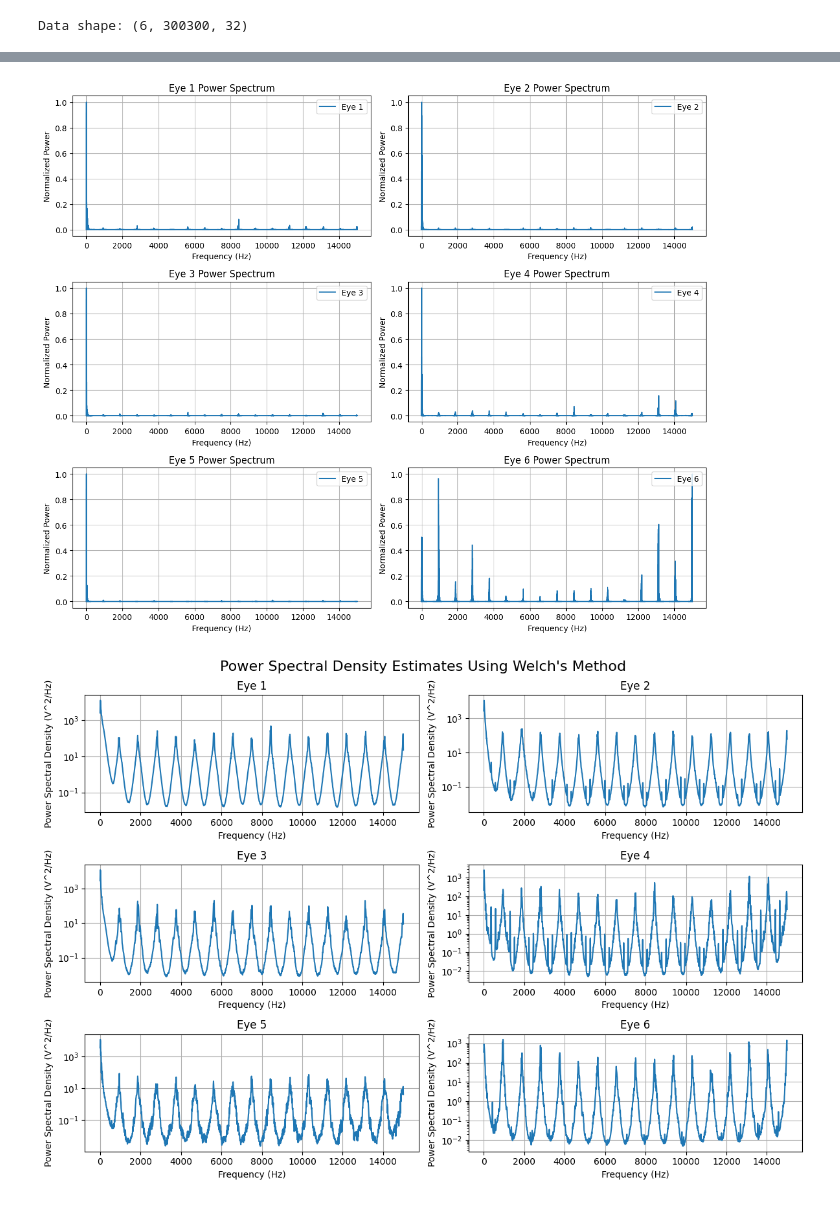
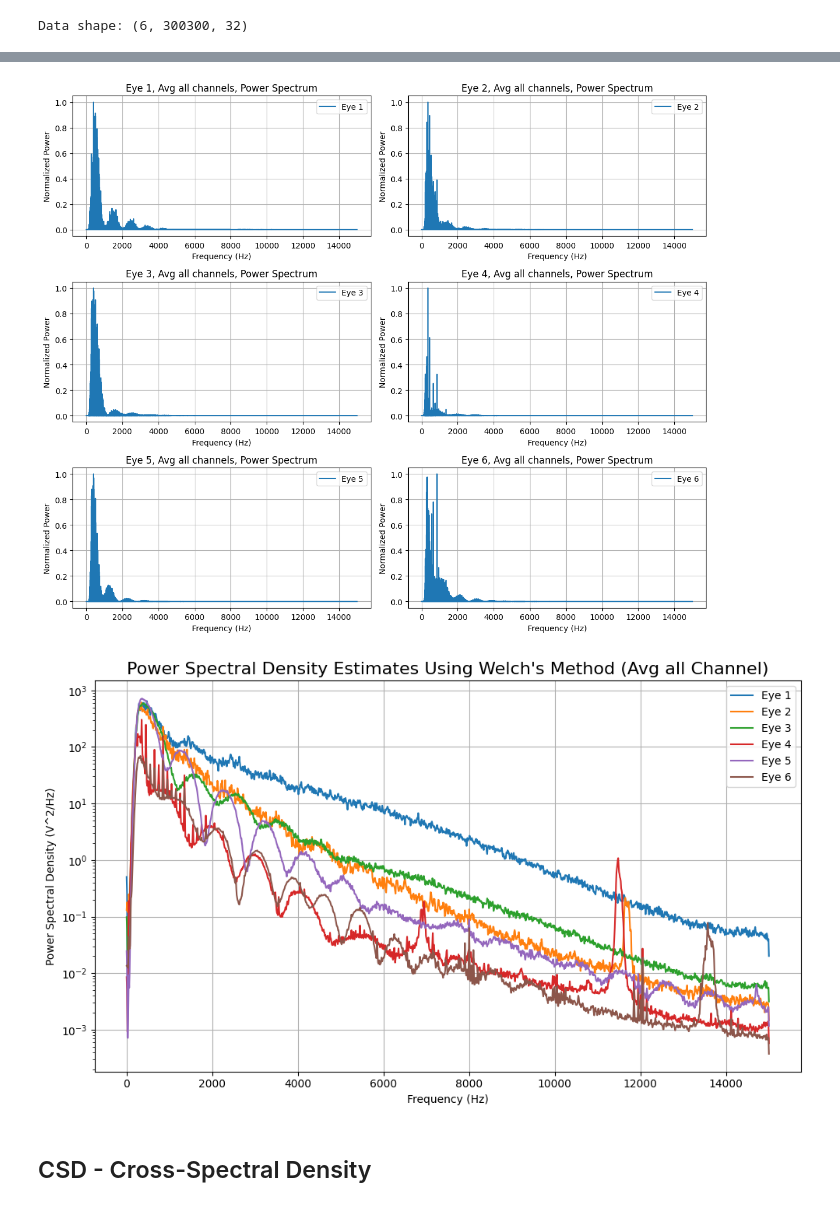
Before and after one commit to Whitesheep18/retinal-ecap-detection, a Jupyter notebook: ml_scripts/frequency_domian_analysis.ipynb, the cells around one changed output, grey strips where cells are left out. Cells and saved outputs as stored; diff of their text form; code cells hidden in the pictures.

```diff
--- a/ml_scripts/frequency_domian_analysis.ipynb
+++ b/ml_scripts/frequency_domian_analysis.ipynb
@@ -43,7 +43,13 @@ for filename in filenames:
     data_SA = np.asarray(analog_signal_SA.magnitude)
     all_data.append(data_SA)
 
+all_data = np.array(all_data)
 # Print shape of the data
 print(f"Data shape: {np.shape(all_data)}")
 # %% [output]
 Data shape: (6, 300300, 32)
+# %%
+average_per_eye = np.mean(all_data, axis=2)
+
+# Check the shape of the resulting array
+print(f"Shape of averaged data: {average_per_eye.shape}")  # Should be (num_eyes, num_samples)
@@ -51,7 +59,6 @@ Data shape: (6, 300300, 32)
 sampling_rate = 30000  # Hz
 fourier_data = []
 power_spectra = []
-
 
 # Set up a 3x2 grid for plotting
 fig, axes = plt.subplots(3, 2, figsize=(12, 10))
@@ -59,10 +66,13 @@ axes = axes.ravel()  # Flatten the 2D array of axes to iterate over
 
 # Define the frequency range you want to zoom into
 zoom_min_freq = 0  # Minimum frequency to display (in Hz)
-zoom_max_freq = 300  # Maximum frequency to display (in Hz)
+zoom_max_freq = 1000  # Maximum frequency to display (in Hz)
 
-# Loop through each file, read the data, perform Fourier transform, and plot
-for i, data_eye in enumerate(all_data):
+# Loop through each eye's data (assuming all_data is a list)
+for i in range(len(all_data)):  # Use len() instead of shape
+    # Choose a specific channel (for example, channel 0)
+    data_eye = average_per_eye[i]
+
     # Apply Fourier Transform on the data
     N = len(data_eye)  # Number of samples in the data
     yf = fft(data_eye)  # Perform FFT
@@ -77,7 +87,7 @@ for i, data_eye in enumerate(all_data):
 
     # Plot the Fourier Transform on the 3x2 grid
     axes[i].plot(xf[:N // 2], np.abs(yf[:N // 2]))  # Plot positive frequencies only
-    axes[i].set_title(f"Fourier Transform of Eye {i+1}")
+    axes[i].set_title(f"Fourier Transform of Eye {i + 1}")
     axes[i].set_xlabel("Frequency (Hz)")
     axes[i].set_ylabel("Amplitude")
     axes[i].grid(True)
@@ -107,7 +117,7 @@ axes = axes.ravel()
 
 for i in range(len(filenames)):
     axes[i].plot(xf[:N // 2], normalized_power_spectra[i], label=f'Eye {i+1}')
-    axes[i].set_title(f'Eye {i+1} Power Spectrum')
+    axes[i].set_title(f'Eye {i+1}, Avg all channels, Power Spectrum')
     axes[i].set_xlabel("Frequency (Hz)")
     axes[i].set_ylabel("Normalized Power")
     axes[i].legend(loc="upper right")
@@ -117,33 +127,41 @@ for i in range(len(filenames)):
 plt.tight_layout()
 plt.show()
 # %% [output]
-[figure, old version]
+[figure, new version]
 # %%
 # Parameters for Welch's method
 fs = 30000  # Sampling frequency (Hz)
-nperseg = 3000 # Length of each segment
+nperseg = 3000  # Length of each segment
 noverlap = nperseg // 2  # Overlap between segments
 
-# Initialize an array to hold the power spectral density for each eye
+# Initialize an array to hold the power spectral density for a specific channel
 psd_results = []
 
-# Apply Welch's method to each channel's data
-for eye_data in all_data:
+# Specify the channel to analyze (e.g., channel 0)
+channel_index = 0
+
+# Apply Welch's method to the specified channel's data across all eyes
+for eye_data in average_per_eye:
+    # Extract the data for the specified channel
+    # single_channel_data = eye_data[:, channel_index]  # Shape (300300,) for the selected channel
     f, Pxx = welch(eye_data, fs=fs, nperseg=nperseg, noverlap=noverlap)
     psd_results.append((f, Pxx))
 
-# Plot the results in a 3x2 grid
-plt.figure(figsize=(12, 8))
+# Plot the results in a single plot
+plt.figure(figsize=(10, 6))
 for i, (f, Pxx) in enumerate(psd_results):
-    plt.subplot(3, 2, i + 1)
-    plt.semilogy(f, Pxx)  # Use a logarithmic scale for better visualization
-    plt.title(f'Eye {i + 1}')
-    plt.xlabel('Frequency (Hz)')
-    plt.ylabel('Power Spectral Density (V^2/Hz)')
-    plt.grid(True)
+    plt.semilogy(f, Pxx, label=f'Eye {i + 1}')  # Use a logarithmic scale for better visualization
 
+plt.title('Power Spectral Density Estimates Using Welch\'s Method (Avg all Channel)', fontsize=16)
+plt.xlabel('Frequency (Hz)')
+plt.ylabel('Power Spectral Density (V^2/Hz)')
+plt.grid(True)
+plt.legend(loc='upper right')
+
+# Adjust layout for clarity
 plt.tight_layout()
-plt.suptitle('Power Spectral Density Estimates Using Welch\'s Method', fontsize=16, y=1.02)
 plt.show()
 # %% [output]
-[figure, old version]
+[figure, new version]
+# %% [markdown]
+## CSD - Cross-Spectral Density
```
Also changed, not shown: parts of 10 cells of this notebook.
